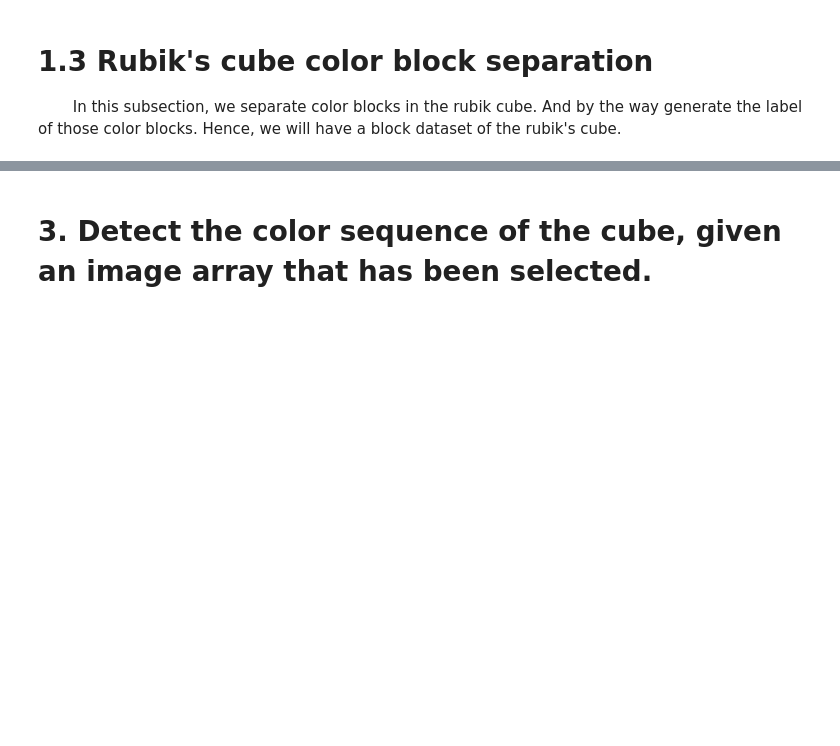
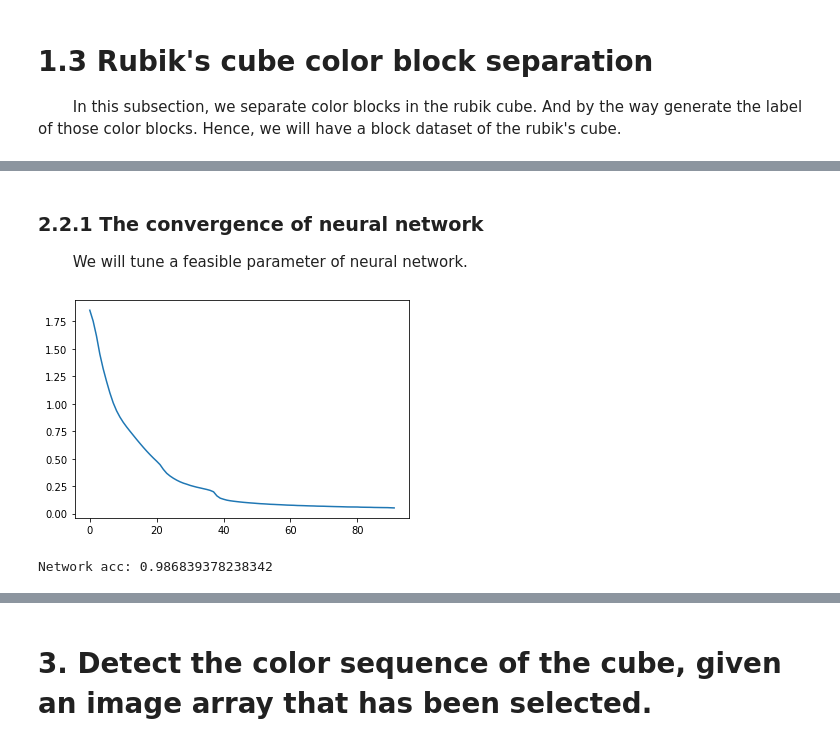
Before and after one commit to yangtianjian/easy_cube, a Jupyter notebook: rest_server/colordetect/colordetect_experiment.ipynb, the cells around one changed output, grey strips where cells are left out. Saved outputs shown, nothing was run; the diff lists cells and outputs as text; code cells hidden in the pictures; blank space fills up the shorter version.

```diff
--- a/rest_server/colordetect/colordetect_experiment.ipynb
+++ b/rest_server/colordetect/colordetect_experiment.ipynb
@@ -189,0 +331,22 @@ print("Finish")
+# %% [markdown]
+### 2.2.1 The convergence of neural network
+&emsp;&emsp; We will tune a feasible parameter of neural network.
+# %%
+from sklearn.model_selection import train_test_split
+
+def exp_convergence():
+    colormap2 = {'W': 0, 'R': 1, 'G': 2, 'Y': 3, 'O': 4, 'B': 5}
+    lb = np.array([colormap2[q['color']] for q in y])
+    X_train, X_test, y_train, y_test = train_test_split(ft, lb, test_size=0.33)
+    model, loss_curve = train_model(X_train, y_train)
+
+    plt.figure()
+    plt.plot(loss_curve)
+    plt.show()
+
+    acc = test_model(X_test, y_test, model)
+    print("Network acc: {}".format(acc))
+exp_convergence()
+# %% [output]
+[figure, added]
+Network acc: 0.986839378238342
```
Also changed, not shown: parts of 35 cells of this notebook, 35 other files.
